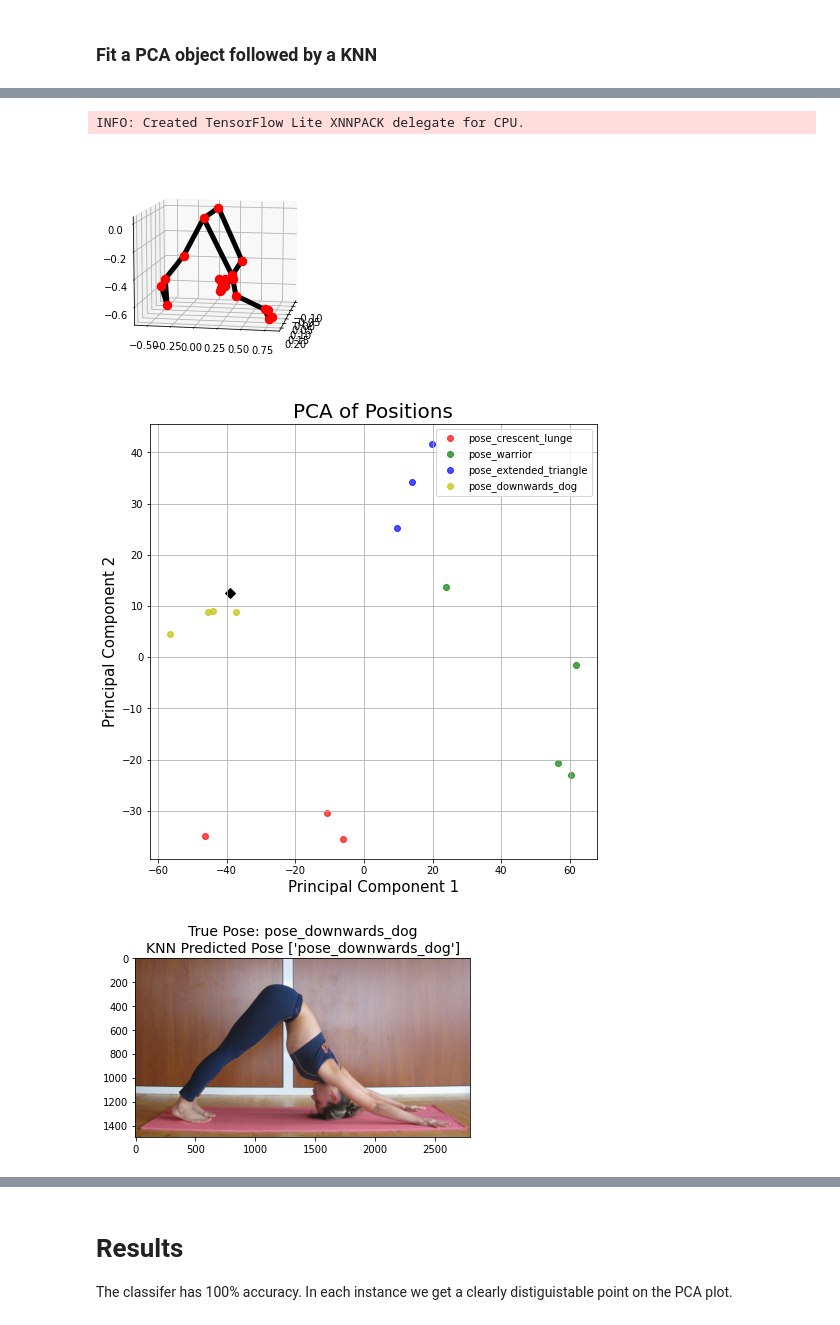
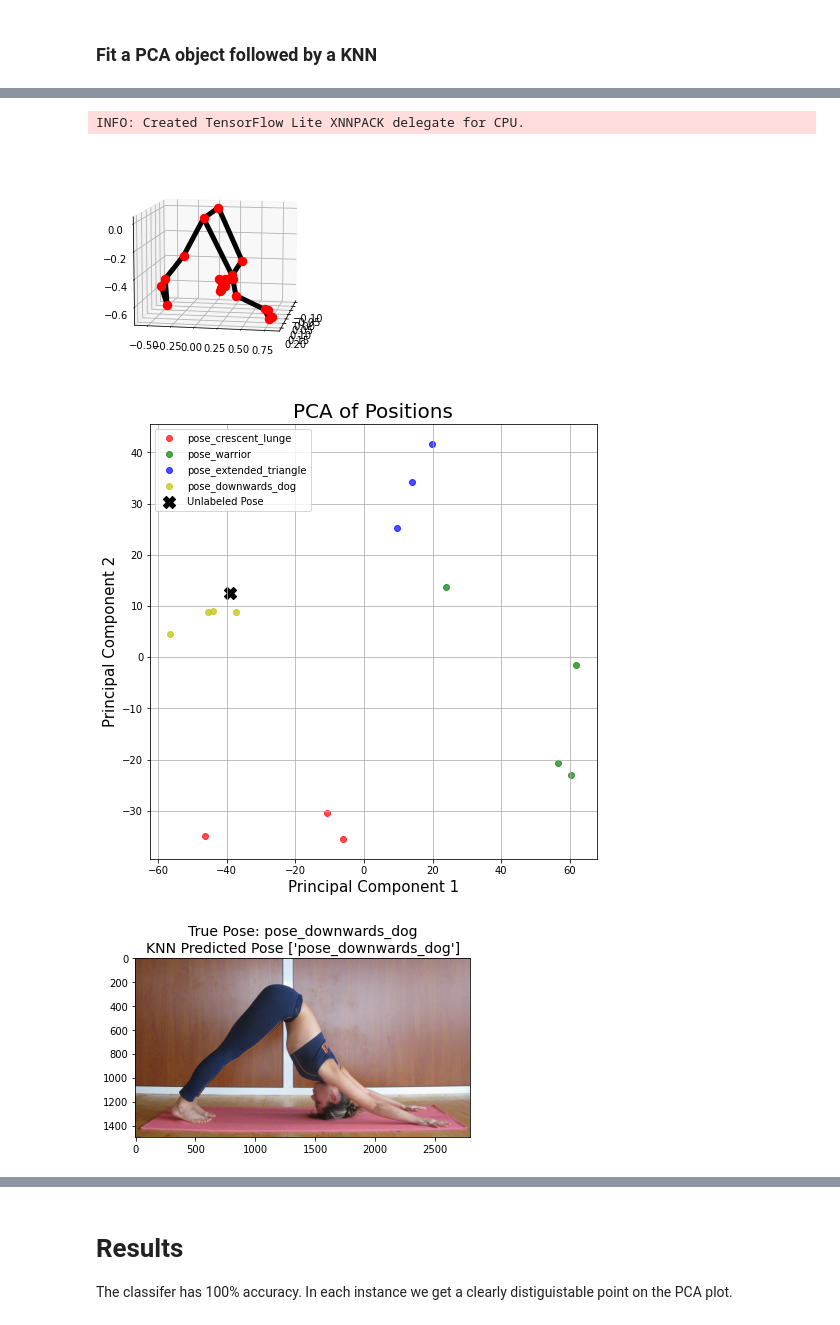
Before and after one commit to minimac321/pose-estimation, a Jupyter notebook: RM-21-11-KNN-Pose-Classifier.ipynb, the cells around one changed output, grey strips where cells are left out. Drawn from its saved outputs; the diff is of its cells as text; code cells hidden in the pictures.

Commit message:
feat: Update readme. Update requirements.txt. Finish pose classifier notebook.

```diff
--- a/RM-21-11-KNN-Pose-Classifier.ipynb
+++ b/RM-21-11-KNN-Pose-Classifier.ipynb
@@ -29,6 +28,7 @@ from sklearn.neighbors import KNeighborsClassifier
 
 import mediapipe as mp
 # %%
+# Media Pipe Constants
 mp_drawing = mp.solutions.drawing_utils
 mp_drawing_styles = mp.solutions.drawing_styles
 
@@ -38,7 +38,7 @@ mp_holistic = mp.solutions.holistic
 POSE_LANDMARKS = [m.name for m in mp_pose.PoseLandmark]
 index_to_body_mapping = {i:body_part.lower() for i, body_part in enumerate(POSE_LANDMARKS)}
 
-vertex_angle_consts = ["Left_armpit_angle", "Right_armpit_angle", "Left_shoulder_angle", "Right_shoulder_angle", "Left_elbow_angle", "Right_elbow_angle",
+vertex_angle_constants = ["Left_armpit_angle", "Right_armpit_angle", "Left_shoulder_angle", "Right_shoulder_angle", "Left_elbow_angle", "Right_elbow_angle",
                            "Left_hip_angle", "Right_hip_angle", "Left_groin_angle", "Right_groin_angle", "Left_knee_angle", "Right_knee_angle"]
 # %%
 index_to_body_mapping
@@ -306,7 +187,7 @@ def get_bodypart_angle_df(landmarks_df):
 
     # Populate for each
     angles_dict = get_vertex_angles_dict(landmarks_df)
-    df = pd.DataFrame(columns=vertex_angle_consts)
+    df = pd.DataFrame(columns=vertex_angle_constants)
     df = df.append(angles_dict, ignore_index=True)
 
     return df
@@ -355,7 +236,7 @@ def get_vertex_angles_dict(landmarks_df):
 
     return angles_dict
 
-def plot_2d_pca_figure(df):
+def plot_2d_pca_figure(df: pd.DataFrame, point_to_add: np.array = None):
     fig = plt.figure(figsize = (8,8))
     ax = fig.add_subplot(1,1,1)
 
@@ -375,8 +256,22 @@ def plot_2d_pca_figure(df):
             alpha = 0.7
         )
 
-    ax.legend(poses)
+    if point_to_add is not None:
+        ax.scatter(
+            point_to_add[0],
+            point_to_add[1],
+            c = "k",
+            alpha = 1.0,
+            marker="X",
+            s=150,
+        )
+        ax.legend(poses + ["Unlabeled Pose"], loc='upper left')
+    else:
+        ax.legend(poses, loc='upper left')
+
+
     ax.grid()
+    plt.show()
 
     return ax
 
@@ -396,6 +291,4 @@ def estimate_bodypart_angle_alignment(image, true_pose, plot_3d_img=True):
         # Plot the 3D constuction
         custom_plot_landmarks_from_df(landmarks_df)
 
-    # Left hand to left shoulder to right shoulder to right arm should be straight and perpendicular to the chest
-
     return
@@ -476,45 +422,36 @@ available_pose_names = get_valid_pose_folder_names(folder_dir)
 input_imgs = ["downward_facing_dog.JPG", "warrior.jpg", "extended_triangle.png", "crescent_lunge.jpg"]
 input_img_paths = [os.path.join("inputs/yoga_poses/test_poses/", f) for f in input_imgs]
 
 true_poses = ["pose_downwards_dog", "pose_warrior", "pose_extended_triangle", "pose_crescent_lunge"]
 
 
 for input_image_path, true_pose in zip(input_img_paths, true_poses):
     # Read in image
     input_img = cv2.cvtColor(cv2.imread(input_image_path), cv2.COLOR_BGR2RGB)
 
-
     # Get landmarks df
     landmarks_df = generate_pose_landmarks(input_img)
 
     # Plot generated landmarks
     custom_plot_landmarks_from_df(landmarks_df)
     plt.show()
 
     # Predict Label
     pca_landmarks_df = pca.transform(get_bodypart_angle_df(landmarks_df))
     predicted_pca_knn_label = knn_classifier.predict(pca_landmarks_df)
 
-    # add_classified point train pca grid
-    ax = plot_2d_pca_figure(pca_pose_df)
-    ax.scatter(
-        pca_landmarks_df.flatten()[0],
-        pca_landmarks_df.flatten()[1],
-        c = "k",
-        alpha = 1.0,
-        marker="D",
-        s=50,
-    )
-    plt.show()
+    # Plot PCA yoga pose seperation with new transformed point
+    ax = plot_2d_pca_figure(pca_pose_df, point_to_add=(pca_landmarks_df.flatten()))
 
+    # Plot actual image and predicted vs true pose
     fig, ax = plt.subplots()
     title = f"True Pose: {true_pose}\nKNN Predicted Pose {predicted_pca_knn_label}"
     plt.title(title, fontsize=14)
     plt.imshow(input_img)
     plt.show()
 # %% [output]
 INFO: Created TensorFlow Lite XNNPACK delegate for CPU.
 [figure]
-[figure, old version]
+[figure, new version]
 [figure]
 [figure]
```
Also changed, not shown: parts of 11 cells of this notebook, 17 other files.
